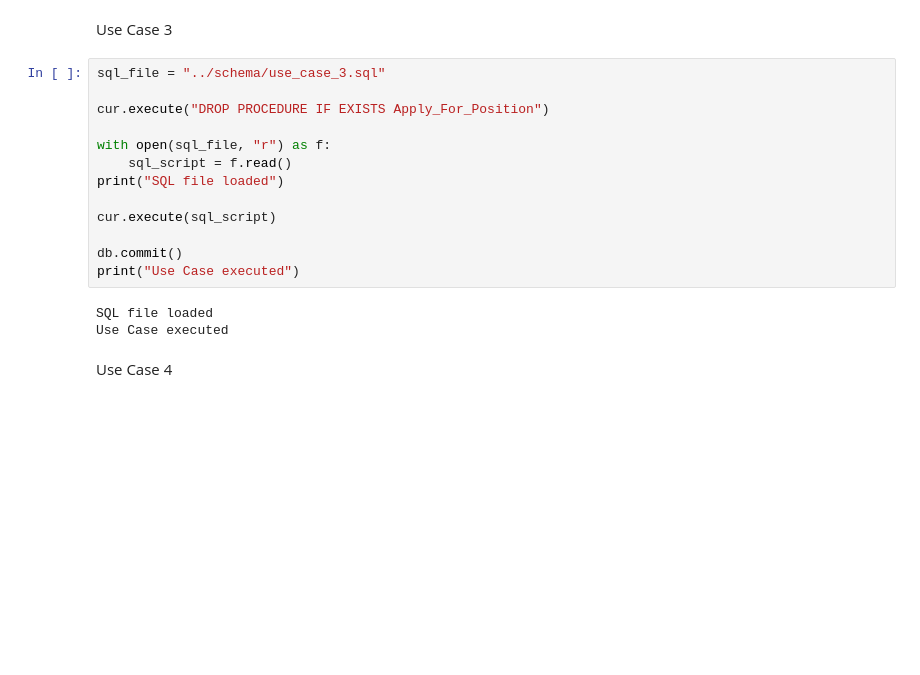
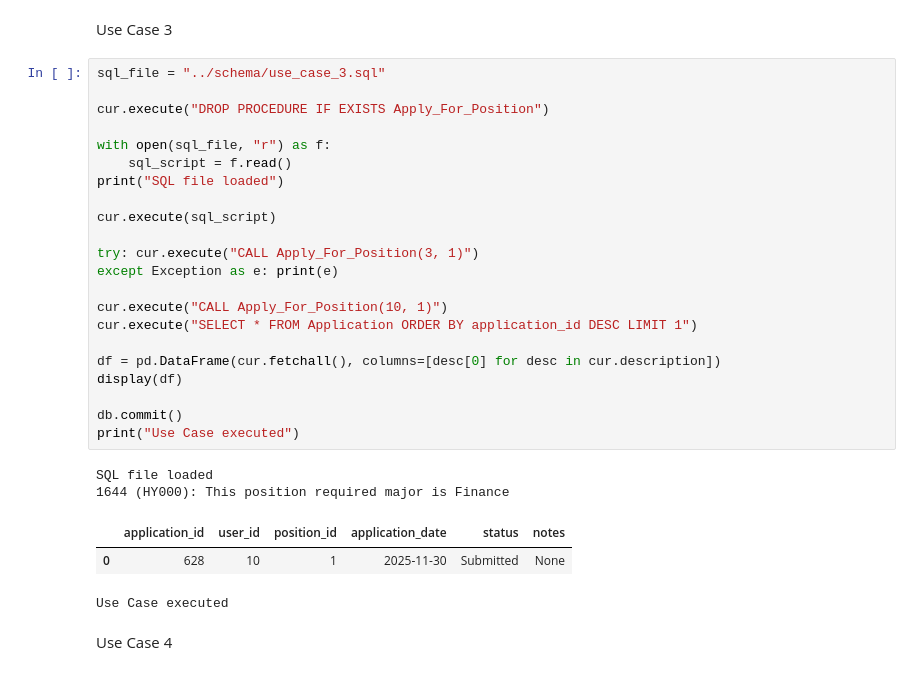
Before and after one commit to Quantalope/Job-Search-Project, a Jupyter notebook: notebooks/example_queries.ipynb, the cells around one changed output. Drawn from its saved outputs; the diff is of its cells as text; blank space fills up the shorter version.

Commit message:
create user case 3 example

```diff
--- a/notebooks/example_queries.ipynb
+++ b/notebooks/example_queries.ipynb
@@ -126,19 +99,31 @@ Use Case 3
 # %%
 sql_file = "../schema/use_case_3.sql"
 
 cur.execute("DROP PROCEDURE IF EXISTS Apply_For_Position")
 
 with open(sql_file, "r") as f:
     sql_script = f.read()
 print("SQL file loaded")
 
 cur.execute(sql_script)
 
+try: cur.execute("CALL Apply_For_Position(3, 1)")
+except Exception as e: print(e)
+
+cur.execute("CALL Apply_For_Position(10, 1)")
+cur.execute("SELECT * FROM Application ORDER BY application_id DESC LIMIT 1")
+
+df = pd.DataFrame(cur.fetchall(), columns=[desc[0] for desc in cur.description])
+display(df)
+
 db.commit()
 print("Use Case executed")
 # %% [output]
 SQL file loaded
-Use Case executed
+1644 (HY000): This position required major is Finance
+|  | application_id | user_id | position_id | application_date | status | notes |
+| 0 | 628 | 10 | 1 | 2025-11-30 | Submitted | None |
+Use Case executed
 # %% [markdown]
 Use Case 4
 # %%
```
Also changed, not shown: parts of 8 cells of this notebook, 6 other files.
